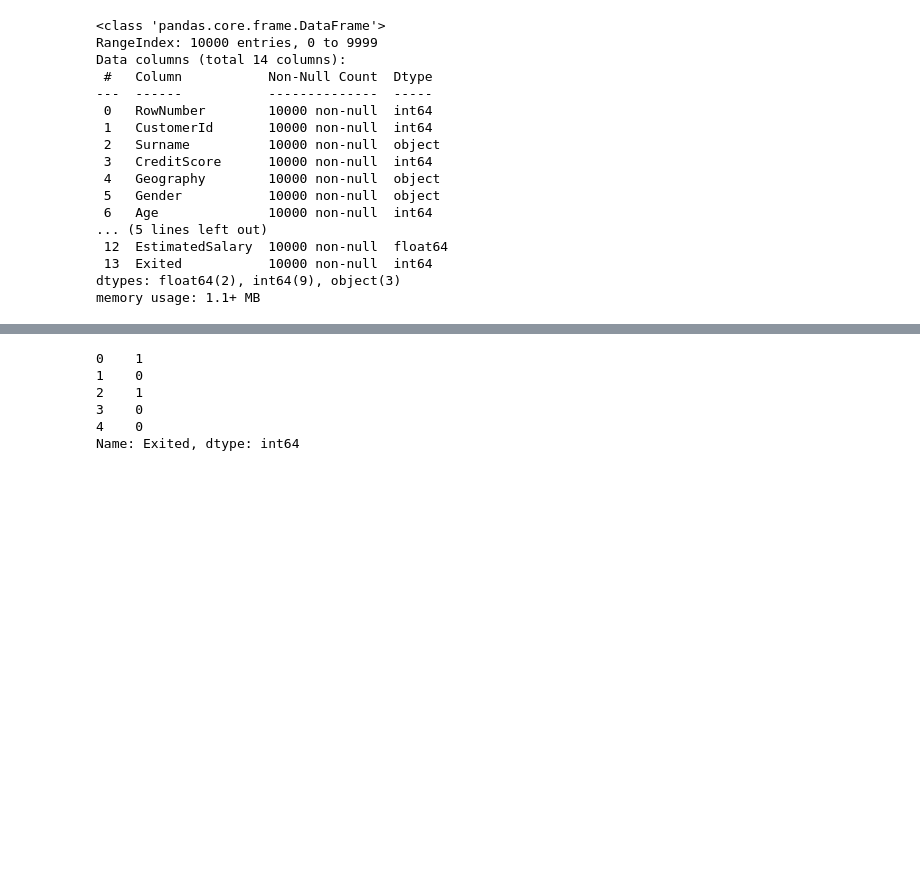
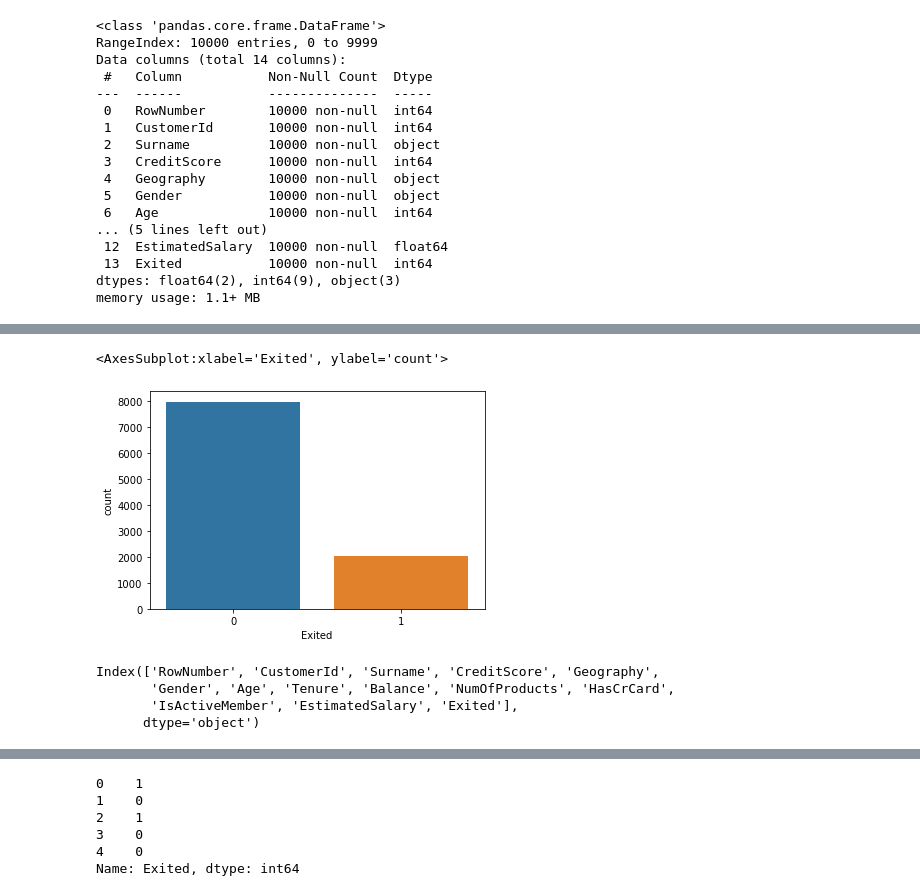
Before and after one commit to amisijlak/Africa-Data-School, a Jupyter notebook: Creating a Machine Learning Model that predicts customer churn.ipynb, the cells around one changed output, grey strips where cells are left out. Cells and saved outputs as stored; diff of their text form; code cells hidden in the pictures; blank space fills up the shorter version.

```diff
--- a/Creating a Machine Learning Model that predicts customer churn.ipynb
+++ b/Creating a Machine Learning Model that predicts customer churn.ipynb
@@ -38,0 +78,13 @@ memory usage: 1.1+ MB
+# %%
+#Univariate analysis
+sns.countplot(df['Exited'])
+# %% [output]
+<AxesSubplot:xlabel='Exited', ylabel='count'>
+[figure, added]
+# %%
+df.columns
+# %% [output]
+Index(['RowNumber', 'CustomerId', 'Surname', 'CreditScore', 'Geography',
+       'Gender', 'Age', 'Tenure', 'Balance', 'NumOfProducts', 'HasCrCard',
+       'IsActiveMember', 'EstimatedSalary', 'Exited'],
+      dtype='object')
```
Also changed, not shown: parts of 33 cells of this notebook.
